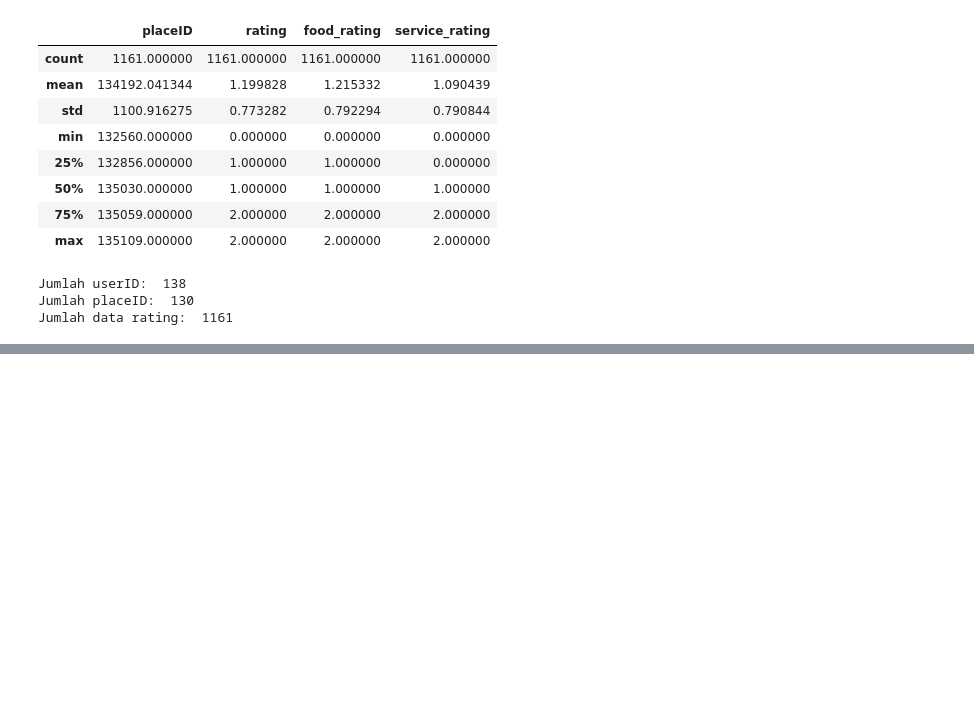
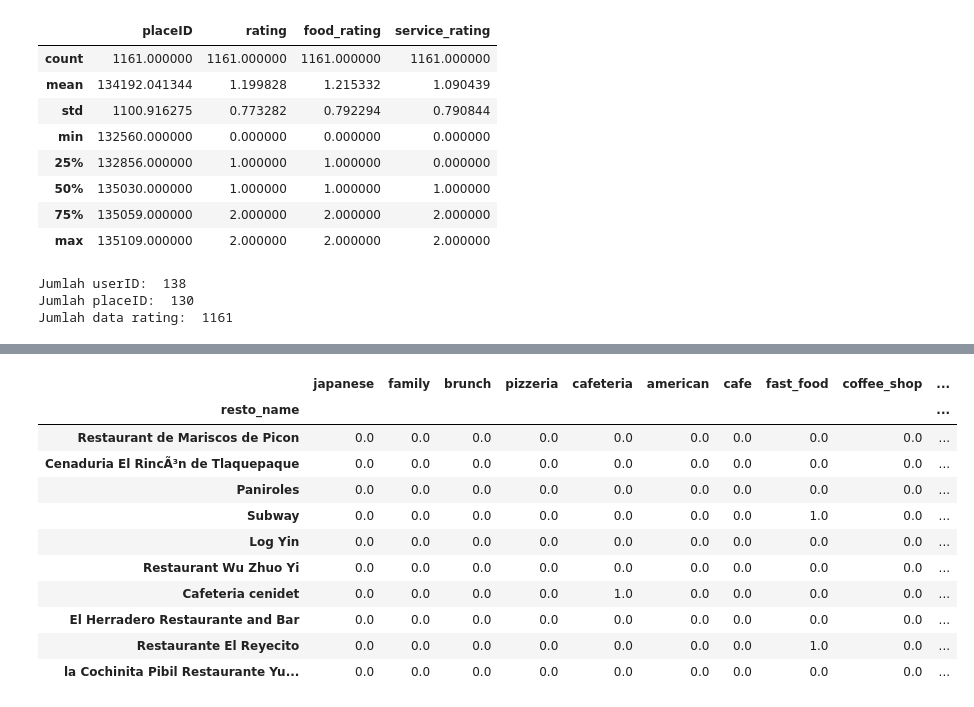
Before and after one commit to ilhamAdhim/machine-learning-terapan-dicoding, a Jupyter notebook: Latihan_Sistem_Rekomendasi.ipynb, the cells around one changed output, grey strips where cells are left out. Drawn from its saved outputs; the diff is of its cells as text; code cells hidden in the pictures; blank space fills up the shorter version.

```diff
--- a/Latihan_Sistem_Rekomendasi.ipynb
+++ b/Latihan_Sistem_Rekomendasi.ipynb
@@ -149,0 +422,13 @@ Jumlah data rating:  1161
+# %%
+# Mengonversi data series ‘placeID’ menjadi dalam bentuk list
+resto_id = preparation['placeID'].tolist()
+
+# Mengonversi data series ‘Name’ menjadi dalam bentuk list
+resto_name = preparation['name'].tolist()
+
+# Mengonversi data series ‘Rcuisine’ menjadi dalam bentuk list
+resto_cuisine = preparation['Rcuisine'].tolist()
+
+print(len(resto_id))
+print(len(resto_name))
+print(len(resto_cuisine))
@@ -149,0 +439,8 @@ Jumlah data rating:  1161
+# %%
+# Membuat dictionary untuk data ‘resto_id’, ‘resto_name’, dan ‘cuisine’
+resto_new = pd.DataFrame({
+    'id': resto_id,
+    'resto_name': resto_name,
+    'cuisine': resto_cuisine
+})
+resto_new
@@ -149,0 +463,3 @@ Jumlah data rating:  1161
+# %%
+data = resto_new
+data.sample(5)
@@ -149,0 +502,6 @@ Jumlah data rating:  1161
+# %%
+# Melakukan fit lalu ditransformasikan ke bentuk matrix
+tfidf_matrix = tf.fit_transform(data['cuisine'])
+
+# Melihat ukuran matrix tfidf
+tfidf_matrix.shape
@@ -149,0 +521,23 @@ Jumlah data rating:  1161
+# %%
+# Membuat dataframe untuk melihat tf-idf matrix
+# Kolom diisi dengan jenis masakan
+# Baris diisi dengan nama resto
+
+pd.DataFrame(
+    tfidf_matrix.todense(),
+    columns=tf.get_feature_names(),
+    index=data.resto_name
+).sample(22, axis=1).sample(10, axis=0)
+# %% [output]
+|  | japanese | family | brunch | pizzeria | cafeteria | american | cafe | fast_food | coffee_shop | ... |
+| resto_name |  |  |  |  |  |  |  |  |  | ... |
+| Restaurant de Mariscos de Picon | 0.0 | 0.0 | 0.0 | 0.0 | 0.0 | 0.0 | 0.0 | 0.0 | 0.0 | ... |
+| Cenaduria El RincÃ³n de Tlaquepaque | 0.0 | 0.0 | 0.0 | 0.0 | 0.0 | 0.0 | 0.0 | 0.0 | 0.0 | ... |
+| Paniroles | 0.0 | 0.0 | 0.0 | 0.0 | 0.0 | 0.0 | 0.0 | 0.0 | 0.0 | ... |
+| Subway | 0.0 | 0.0 | 0.0 | 0.0 | 0.0 | 0.0 | 0.0 | 1.0 | 0.0 | ... |
+| Log Yin | 0.0 | 0.0 | 0.0 | 0.0 | 0.0 | 0.0 | 0.0 | 0.0 | 0.0 | ... |
+| Restaurant Wu Zhuo Yi | 0.0 | 0.0 | 0.0 | 0.0 | 0.0 | 0.0 | 0.0 | 0.0 | 0.0 | ... |
+| Cafeteria cenidet | 0.0 | 0.0 | 0.0 | 0.0 | 1.0 | 0.0 | 0.0 | 0.0 | 0.0 | ... |
+| El Herradero Restaurante and Bar | 0.0 | 0.0 | 0.0 | 0.0 | 0.0 | 0.0 | 0.0 | 0.0 | 0.0 | ... |
+| Restaurante El Reyecito | 0.0 | 0.0 | 0.0 | 0.0 | 0.0 | 0.0 | 0.0 | 1.0 | 0.0 | ... |
+| la Cochinita Pibil Restaurante Yu... | 0.0 | 0.0 | 0.0 | 0.0 | 0.0 | 0.0 | 0.0 | 0.0 | 0.0 | ... |
```
Also changed, not shown: parts of 48 cells of this notebook.
